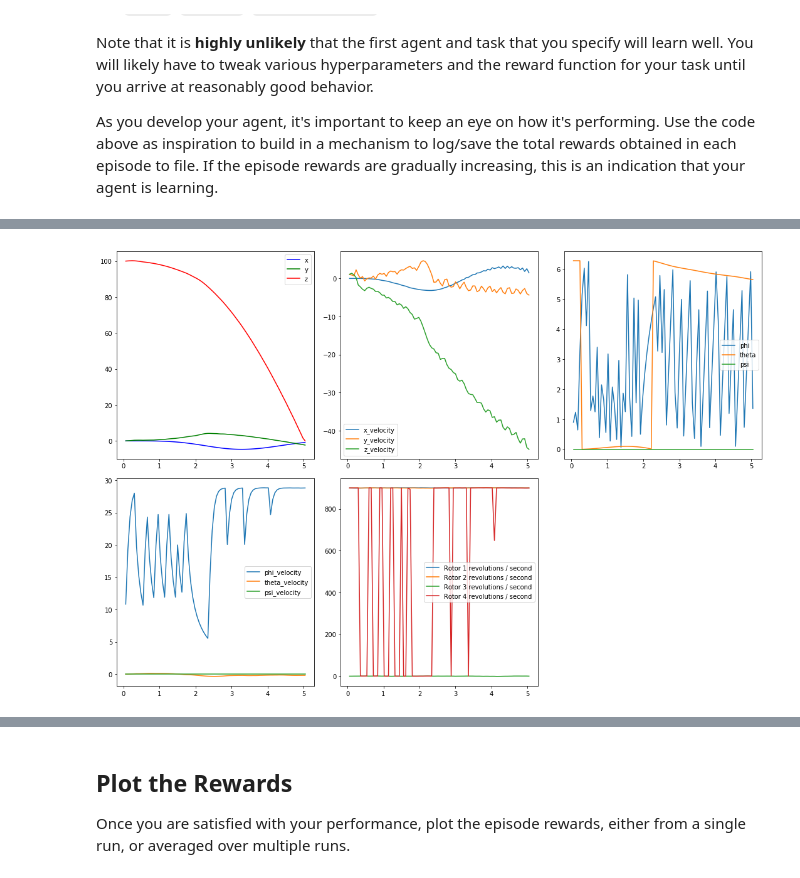
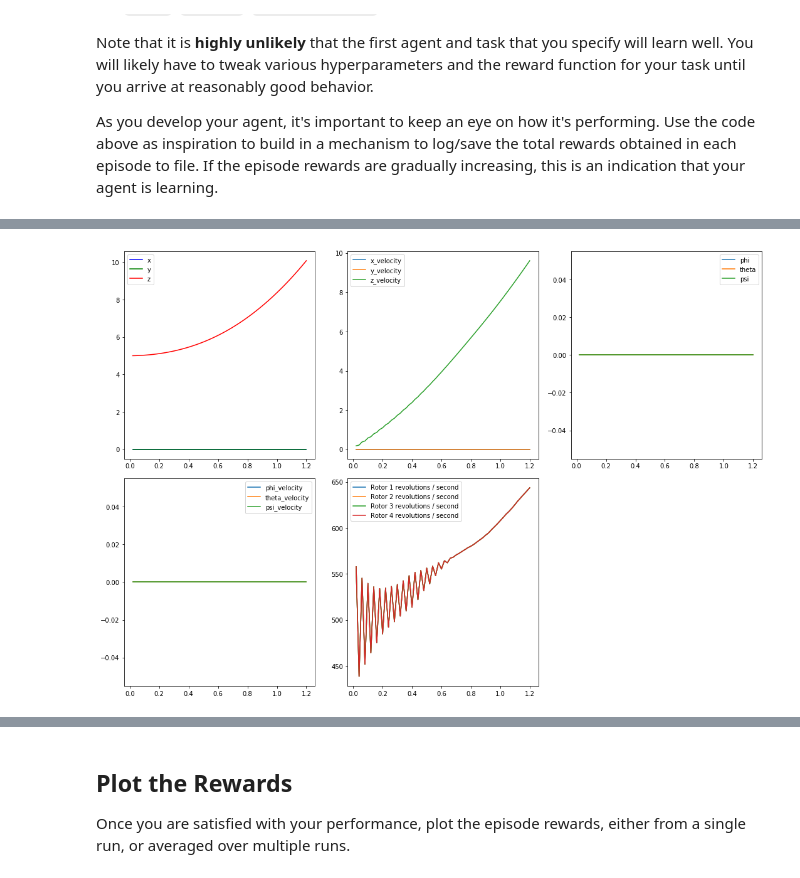
Before and after one commit to KnollFrank/RL-Quadcopter-2, a Jupyter notebook: Quadcopter_Project.ipynb, the cells around one changed output, grey strips where cells are left out. Saved outputs shown, nothing was run; the diff lists cells and outputs as text; code cells hidden in the pictures.

```diff
--- a/Quadcopter_Project.ipynb
+++ b/Quadcopter_Project.ipynb
@@ -48,7 +48,10 @@ Feel free to change the provided values of `runtime`, `init_pose`, `init_velocit
 
 The `labels` list below annotates statistics that are saved while running the simulation.  All of this information is saved in a text file `data.txt` and stored in the dictionary `results`.
 # %%
-def evaluate(agent, task):
+import numpy as np
+np.random.seed(815)
+
+def evaluate(agent, task, get_rotor_speeds = lambda action: action):
     labels = ['time', 'x', 'y', 'z', 'phi', 'theta', 'psi', 'x_velocity',
               'y_velocity', 'z_velocity', 'phi_velocity', 'theta_velocity',
               'psi_velocity', 'rotor_speed1', 'rotor_speed2', 'rotor_speed3', 'rotor_speed4']
@@ -57,9 +60,9 @@ def evaluate(agent, task):
     # Run the simulation.
     state = agent.reset_episode()
     while True:
-        rotor_speeds = agent.act(state)
-        next_state, reward, done = task.step(rotor_speeds)
-        to_write = [task.sim.time] + list(task.sim.pose) + list(task.sim.v) + list(task.sim.angular_v) + list(rotor_speeds)
+        action = agent.act(state)
+        next_state, reward, done = task.step(action)
+        to_write = [task.sim.time] + list(task.sim.pose) + list(task.sim.v) + list(task.sim.angular_v) + list(get_rotor_speeds(action))
         for ii in range(len(labels)):
             results[labels[ii]].append(to_write[ii])
         state = next_state
@@ -254,19 +242,17 @@ Note that it is **highly unlikely** that the first agent and task that you speci
 
 As you develop your agent, it's important to keep an eye on how it's performing. Use the code above as inspiration to build in a mechanism to log/save the total rewards obtained in each episode to file.  If the episode rewards are gradually increasing, this is an indication that your agent is learning.
 # %%
-# hover in place, land softly, or reach a target pose.
-# takeoff
+## TODO: Train your agent here.
 import numpy as np
 from agents.agent import DDPG
 from agents.scoring_agent_wrapper import ScoringAgentWrapper
 from tasks.takeoff_task import TakeoffTask
 
 task = TakeoffTask(
-    init_pose = np.array([0., 0., 0., 0., 0., 0.]),
+    init_pose = np.array([0., 0., 5., 0., 0., 0.]),
     init_velocities = np.array([0., 0., 0.]),
     init_angle_velocities = np.array([0., 0., 0.]),
     runtime = 5.)
 agent = ScoringAgentWrapper(DDPG(task))
-average_rewards_per_episode = train(agent = agent, task = task, num_episodes = 1000)
-plot_average_rewards_per_episode(average_rewards_per_episode)
+average_rewards_per_episode = train(agent = agent, task = task, num_episodes = 100)
 # %% [output]
@@ -297,5 +260,0 @@ def evaluate2(agent, task):
-# %%
-task.sim.runtime = 10.
-results = evaluate2(agent, task)
-plot(results)
-results
@@ -321,16 +260,0 @@ results
-# %%
-# hover in place
-import numpy as np
-from agents.agent import DDPG
-from agents.scoring_agent_wrapper import ScoringAgentWrapper
-from tasks.hover_in_place_task import HoverInPlaceTask
-
-task = HoverInPlaceTask(
-    init_pose = np.array([0., 0., 100., 0., 0., 0.]),
-    init_velocities = np.array([0., 0., 0.]),
-    init_angle_velocities = np.array([0., 0., 0.]),
-    runtime = 5.,
-    target_pos = np.array([0., 0., 100.]))
-agent = ScoringAgentWrapper(DDPG(task))
-average_rewards_per_episode = train(agent = agent, task = task, num_episodes = 50)
-plot_average_rewards_per_episode(average_rewards_per_episode)
@@ -340,5 +261,5 @@ Episode =   50/  50, score = -15.988 (best score =  -7.439)
 # %%
-results = evaluate(agent, task)
+results = evaluate(agent, task, get_rotor_speeds = lambda rotor_speed: rotor_speed * 4)
 plot(results)
 # %% [output]
-[figure, old version]
+[figure, new version]
```
Also changed, not shown: parts of 19 cells of this notebook.
